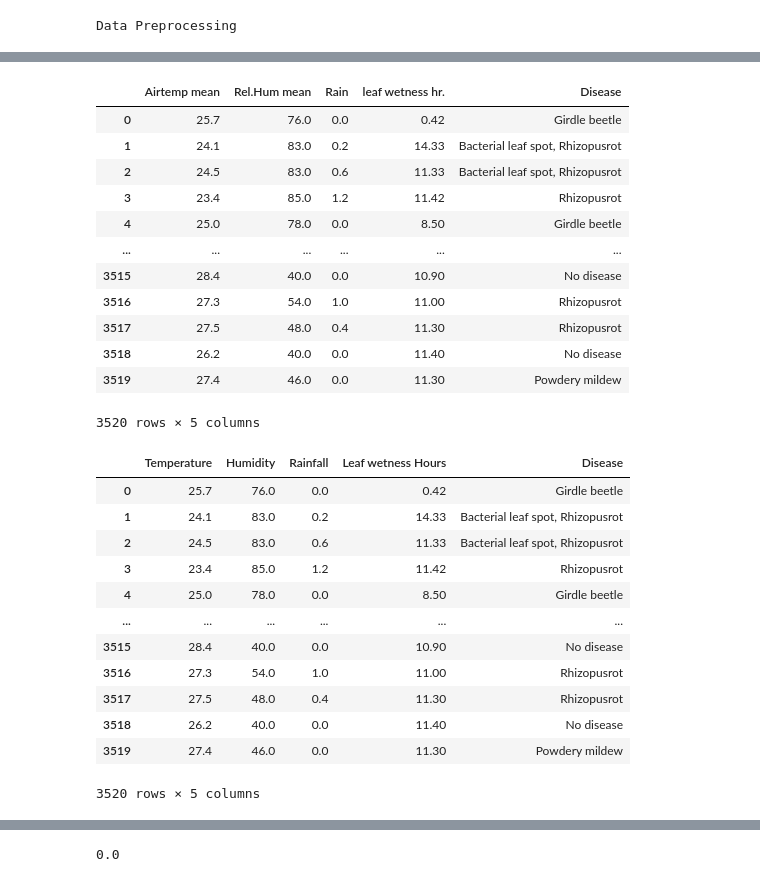
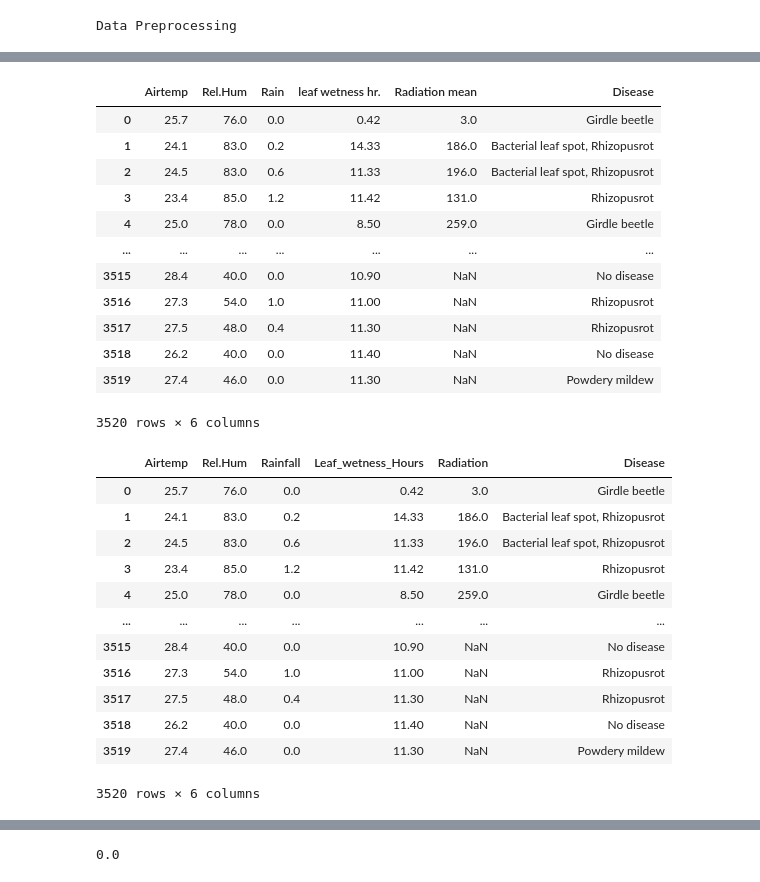
Before and after one commit to sanket2452/Climate-Change-Impact-on-Grapes, a Jupyter notebook: DataPreProcessingManjiri.ipynb, the cells around one changed output, grey strips where cells are left out. Drawn from its saved outputs; the diff is of its cells as text; code cells hidden in the pictures.

```diff
--- a/DataPreProcessingManjiri.ipynb
+++ b/DataPreProcessingManjiri.ipynb
@@ -64,49 +64,50 @@ Index(['Date/time', 'Airtemp min', 'Airtemp max', 'Airtemp mean',
       dtype='object')
 # %%
 # Selecting specific columns
-data = data.loc[:, ['Airtemp mean', 'Rel.Hum mean', 'Rain','leaf wetness hr.', 'Disease']]
+data = data.loc[:, ['Airtemp', 'Rel.Hum', 'Rain','leaf wetness hr.','Radiation mean', 'Disease']]
 
 
 data
 # %% [output]
-|  | Airtemp mean | Rel.Hum mean | Rain | leaf wetness hr. | Disease |
-| 0 | 25.7 | 76.0 | 0.0 | 0.42 | Girdle beetle |
-| 1 | 24.1 | 83.0 | 0.2 | 14.33 | Bacterial leaf spot, Rhizopusrot |
-| 2 | 24.5 | 83.0 | 0.6 | 11.33 | Bacterial leaf spot, Rhizopusrot |
-| 3 | 23.4 | 85.0 | 1.2 | 11.42 | Rhizopusrot |
-| 4 | 25.0 | 78.0 | 0.0 | 8.50 | Girdle beetle |
-| ... | ... | ... | ... | ... | ... |
-| 3515 | 28.4 | 40.0 | 0.0 | 10.90 | No disease |
-| 3516 | 27.3 | 54.0 | 1.0 | 11.00 | Rhizopusrot |
-| 3517 | 27.5 | 48.0 | 0.4 | 11.30 | Rhizopusrot |
-| 3518 | 26.2 | 40.0 | 0.0 | 11.40 | No disease |
-| 3519 | 27.4 | 46.0 | 0.0 | 11.30 | Powdery mildew |
+|  | Airtemp | Rel.Hum | Rain | leaf wetness hr. | Radiation mean | Disease |
+| 0 | 25.7 | 76.0 | 0.0 | 0.42 | 3.0 | Girdle beetle |
+| 1 | 24.1 | 83.0 | 0.2 | 14.33 | 186.0 | Bacterial leaf spot, Rhizopusrot |
+| 2 | 24.5 | 83.0 | 0.6 | 11.33 | 196.0 | Bacterial leaf spot, Rhizopusrot |
+| 3 | 23.4 | 85.0 | 1.2 | 11.42 | 131.0 | Rhizopusrot |
+| 4 | 25.0 | 78.0 | 0.0 | 8.50 | 259.0 | Girdle beetle |
+| ... | ... | ... | ... | ... | ... | ... |
+| 3515 | 28.4 | 40.0 | 0.0 | 10.90 | NaN | No disease |
+| 3516 | 27.3 | 54.0 | 1.0 | 11.00 | NaN | Rhizopusrot |
+| 3517 | 27.5 | 48.0 | 0.4 | 11.30 | NaN | Rhizopusrot |
+| 3518 | 26.2 | 40.0 | 0.0 | 11.40 | NaN | No disease |
+| 3519 | 27.4 | 46.0 | 0.0 | 11.30 | NaN | Powdery mildew |
-3520 rows × 5 columns
+3520 rows × 6 columns
 # %%
 # Renaming the columns
 data = data.rename(columns={
     'Airtemp mean': 'Temperature',
     'Rel.Hum mean': 'Humidity',
     'Rain': 'Rainfall',
-    'leaf wetness hr.': 'Leaf wetness Hours',
+    'Radiation mean' : 'Radiation',
+    'leaf wetness hr.': 'Leaf_wetness_Hours',
     'Disease': 'Disease'
 })
 
 data
 # %% [output]
-|  | Temperature | Humidity | Rainfall | Leaf wetness Hours | Disease |
-| 0 | 25.7 | 76.0 | 0.0 | 0.42 | Girdle beetle |
-| 1 | 24.1 | 83.0 | 0.2 | 14.33 | Bacterial leaf spot, Rhizopusrot |
-| 2 | 24.5 | 83.0 | 0.6 | 11.33 | Bacterial leaf spot, Rhizopusrot |
-| 3 | 23.4 | 85.0 | 1.2 | 11.42 | Rhizopusrot |
-| 4 | 25.0 | 78.0 | 0.0 | 8.50 | Girdle beetle |
-| ... | ... | ... | ... | ... | ... |
-| 3515 | 28.4 | 40.0 | 0.0 | 10.90 | No disease |
-| 3516 | 27.3 | 54.0 | 1.0 | 11.00 | Rhizopusrot |
-| 3517 | 27.5 | 48.0 | 0.4 | 11.30 | Rhizopusrot |
-| 3518 | 26.2 | 40.0 | 0.0 | 11.40 | No disease |
-| 3519 | 27.4 | 46.0 | 0.0 | 11.30 | Powdery mildew |
+|  | Airtemp | Rel.Hum | Rainfall | Leaf_wetness_Hours | Radiation | Disease |
+| 0 | 25.7 | 76.0 | 0.0 | 0.42 | 3.0 | Girdle beetle |
+| 1 | 24.1 | 83.0 | 0.2 | 14.33 | 186.0 | Bacterial leaf spot, Rhizopusrot |
+| 2 | 24.5 | 83.0 | 0.6 | 11.33 | 196.0 | Bacterial leaf spot, Rhizopusrot |
+| 3 | 23.4 | 85.0 | 1.2 | 11.42 | 131.0 | Rhizopusrot |
+| 4 | 25.0 | 78.0 | 0.0 | 8.50 | 259.0 | Girdle beetle |
+| ... | ... | ... | ... | ... | ... | ... |
+| 3515 | 28.4 | 40.0 | 0.0 | 10.90 | NaN | No disease |
+| 3516 | 27.3 | 54.0 | 1.0 | 11.00 | NaN | Rhizopusrot |
+| 3517 | 27.5 | 48.0 | 0.4 | 11.30 | NaN | Rhizopusrot |
+| 3518 | 26.2 | 40.0 | 0.0 | 11.40 | NaN | No disease |
+| 3519 | 27.4 | 46.0 | 0.0 | 11.30 | NaN | Powdery mildew |
-3520 rows × 5 columns
+3520 rows × 6 columns
 # %%
 data.info()
 # %% [output]
```
Also changed, not shown: parts of 24 cells of this notebook, 6 other files.
